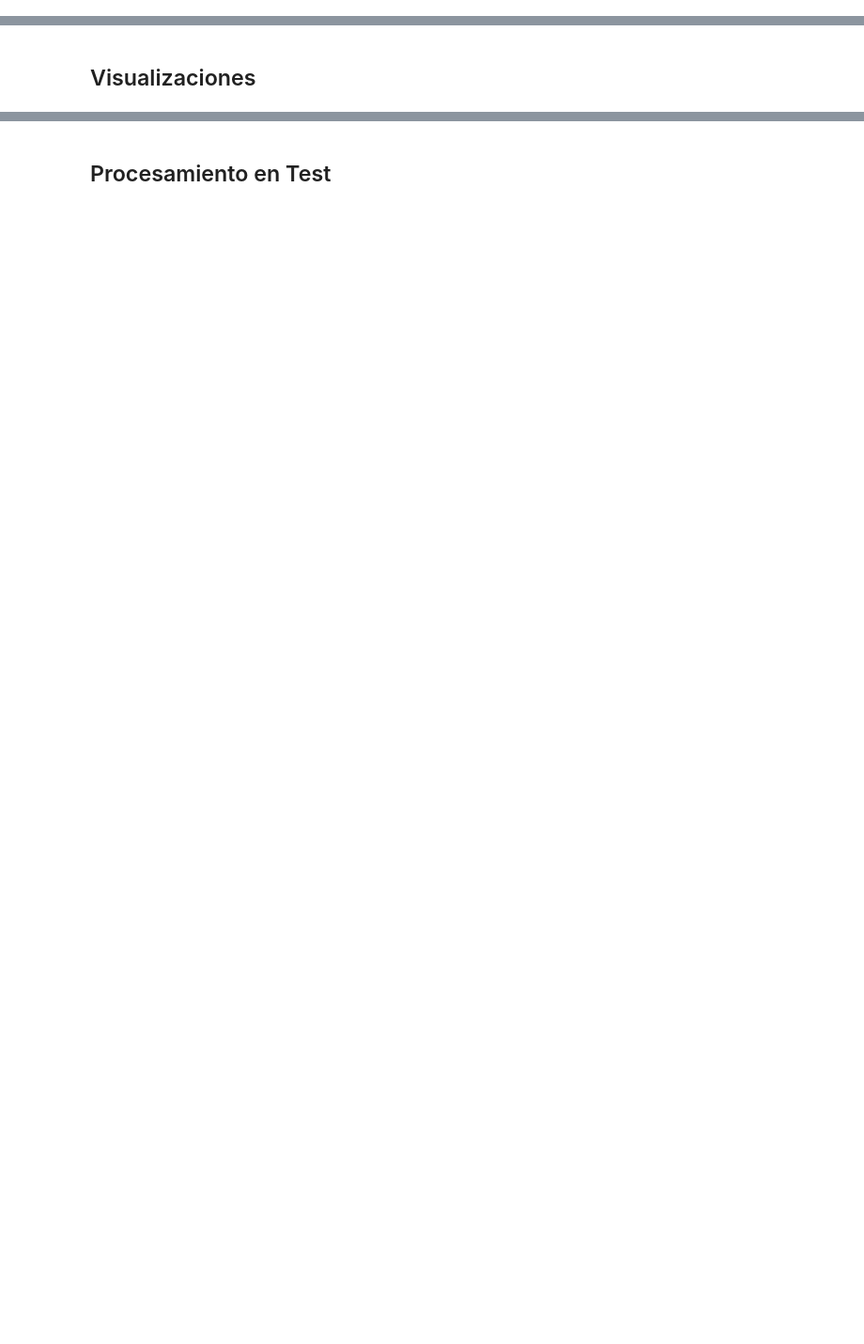
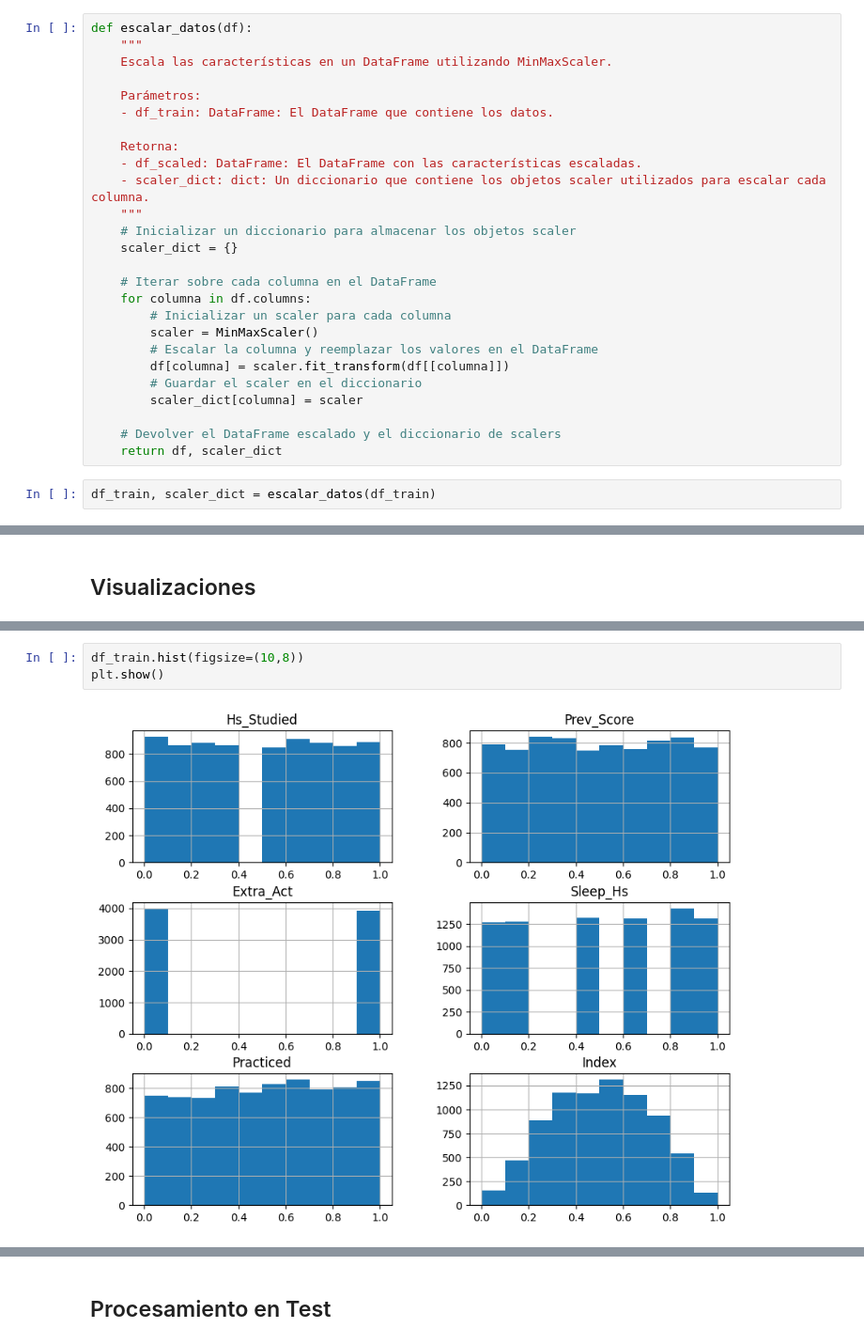
Before and after one commit to MiguelMussi/AAII_TP1, a Jupyter notebook: Problema_1.ipynb, the cells around one changed output, grey strips where cells are left out. Shown at 94% size. Cells and saved outputs as stored; diff of their text form; blank space fills up the shorter version.

```diff
--- a/Problema_1.ipynb
+++ b/Problema_1.ipynb
@@ -225,0 +236,28 @@ df_train = recategorizar_variables(df_train)
+# %%
+def escalar_datos(df):
+    """
+    Escala las características en un DataFrame utilizando MinMaxScaler.
+
+    Parámetros:
+    - df_train: DataFrame: El DataFrame que contiene los datos.
+
+    Retorna:
+    - df_scaled: DataFrame: El DataFrame con las características escaladas.
+    - scaler_dict: dict: Un diccionario que contiene los objetos scaler utilizados para escalar cada columna.
+    """
+    # Inicializar un diccionario para almacenar los objetos scaler
+    scaler_dict = {}
+
+    # Iterar sobre cada columna en el DataFrame
+    for columna in df.columns:
+        # Inicializar un scaler para cada columna
+        scaler = MinMaxScaler()
+        # Escalar la columna y reemplazar los valores en el DataFrame
+        df[columna] = scaler.fit_transform(df[[columna]])
+        # Guardar el scaler en el diccionario
+        scaler_dict[columna] = scaler
+
+    # Devolver el DataFrame escalado y el diccionario de scalers
+    return df, scaler_dict
+# %%
+df_train, scaler_dict = escalar_datos(df_train)
@@ -257,0 +312,5 @@ X_train.shape, y_train.shape
+# %%
+df_train.hist(figsize=(10,8))
+plt.show()
+# %% [output]
+[figure, added]
```
Also changed, not shown: parts of 25 cells of this notebook.
